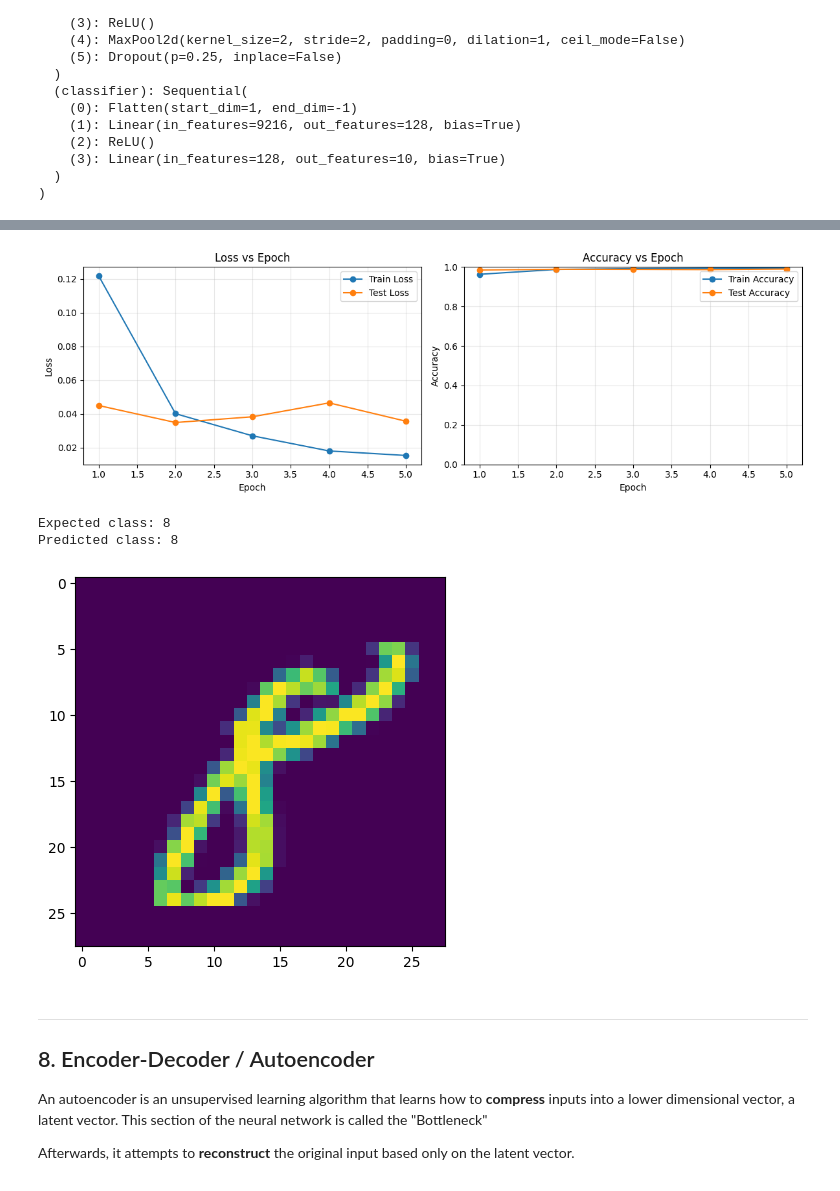
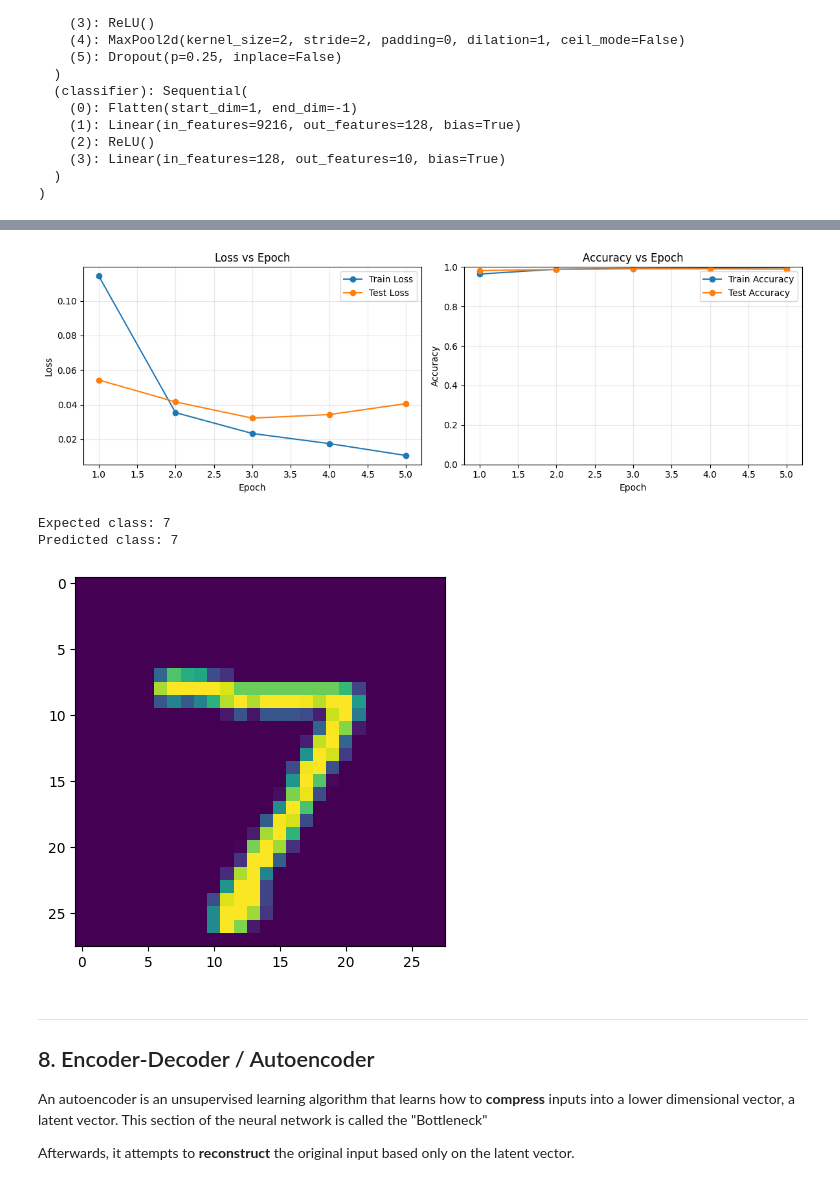
Before and after one commit to Affapple/ANN-LiveCoding, a Jupyter notebook: NeuralNetworks.ipynb, the cells around one changed output, grey strips where cells are left out. Saved outputs shown, nothing was run; the diff lists cells and outputs as text; code cells hidden in the pictures.

```diff
--- a/NeuralNetworks.ipynb
+++ b/NeuralNetworks.ipynb
@@ -480,7 +479,6 @@ history = []
 num_examples = len(train_data)
 num_batches = len(train_loader)
 for epoch in tqdm(range(epochs), unit="epochs"):
-    model.train()
     epoch_loss = 0
     correct = 0
     for images_batch, labels_batch in train_loader:
@@ -567,25 +565,25 @@ ax[1].legend()
 plt.tight_layout()
 plt.show()
 # %% [output]
-[figure, old version]
+[figure, new version]
 # %%
 model.to('cpu')
 model.eval()
 n=0
-figure = test_images_batch[n:n+1]
-expected = test_labels_batch[n:n+1]
+figure = test_data.data[n].unsqueeze(0).unsqueeze(0).float()
+expected = test_data.targets[n]
 with torch.no_grad():
     output = model(figure)
     predicted_class = output.argmax()
 
 # Show image .permute changes the coordinates from (channel, x, y) to (x, y, channel)
 plt.imshow(figure[0].permute(1, 2, 0).numpy())
 print("Expected class:", expected.item())
 print("Predicted class:", predicted_class.item())
 # %% [output]
-Expected class: 8
-Predicted class: 8
+Expected class: 7
+Predicted class: 7
-[figure, old version]
+[figure, new version]
 # %% [markdown]
 ---
 ## 8. Encoder-Decoder / Autoencoder
```
Also changed, not shown: parts of 2 cells of this notebook.
